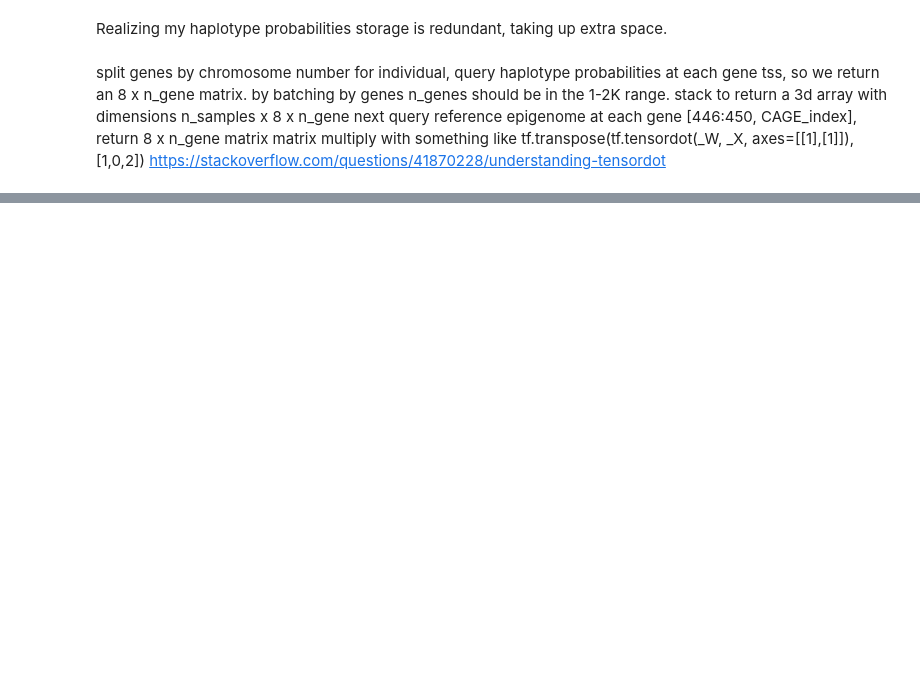
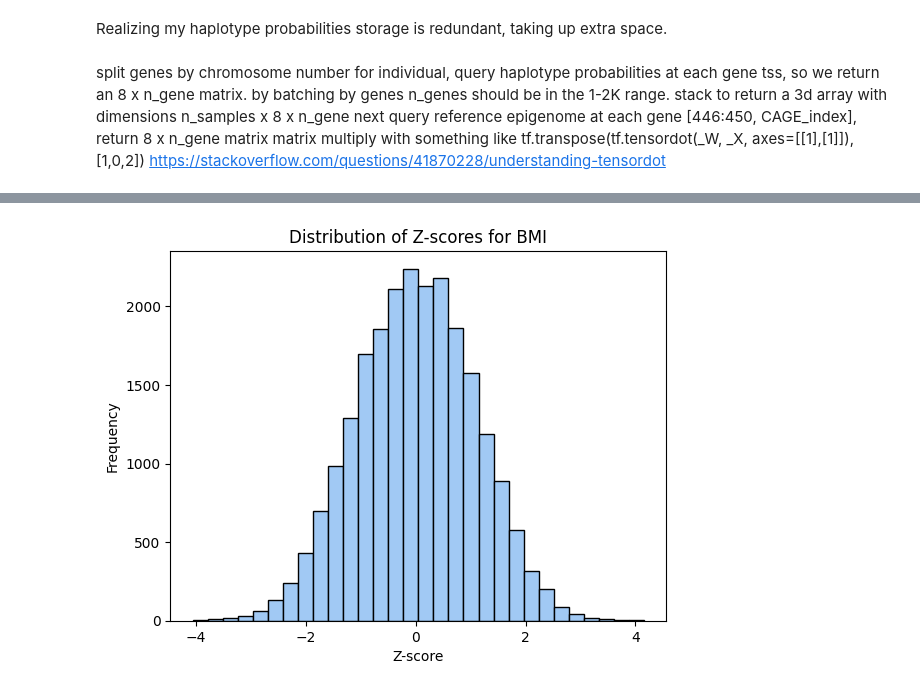
Before and after one commit to hakyimlab/sabrina-deep-learning-in-genomics, a Jupyter notebook: posts/2024-07-10-Br-epigenomeXcan-test/index.ipynb, the cells around one changed output, grey strips where cells are left out. Cells and saved outputs as stored; diff of their text form; code cells hidden in the pictures; blank space fills up the shorter version.

```diff
--- a/posts/2024-07-10-Br-epigenomeXcan-test/index.ipynb
+++ b/posts/2024-07-10-Br-epigenomeXcan-test/index.ipynb
@@ -131,0 +234,12 @@ for chr, genes_df in genes_by_chrom:
+# %%
+bmi_assoc = pd.read_csv("Br_CAGE_brain_bmi__association.txt", usecols=['gene','zscore','pvalue'], sep="\t")
+bmi_results = pd.read_csv("/home/s1mi/PrediXcan/Results/ratxcan-bmi-results.csv", usecols = ['gene_name', 'gene', 'p_acat_5'])
+bmi_merged = pd.merge(bmi_results, bmi_assoc, on="gene")
+# %%
+plt.hist(bmi_assoc['zscore'], bins=30, edgecolor='black', color=colors[0])
+plt.title('Distribution of Z-scores for BMI')
+plt.xlabel('Z-score')
+plt.ylabel('Frequency')
+plt.show()
+# %% [output]
+[figure, added]
```
Also changed, not shown: parts of 19 cells of this notebook, 4 other files.
